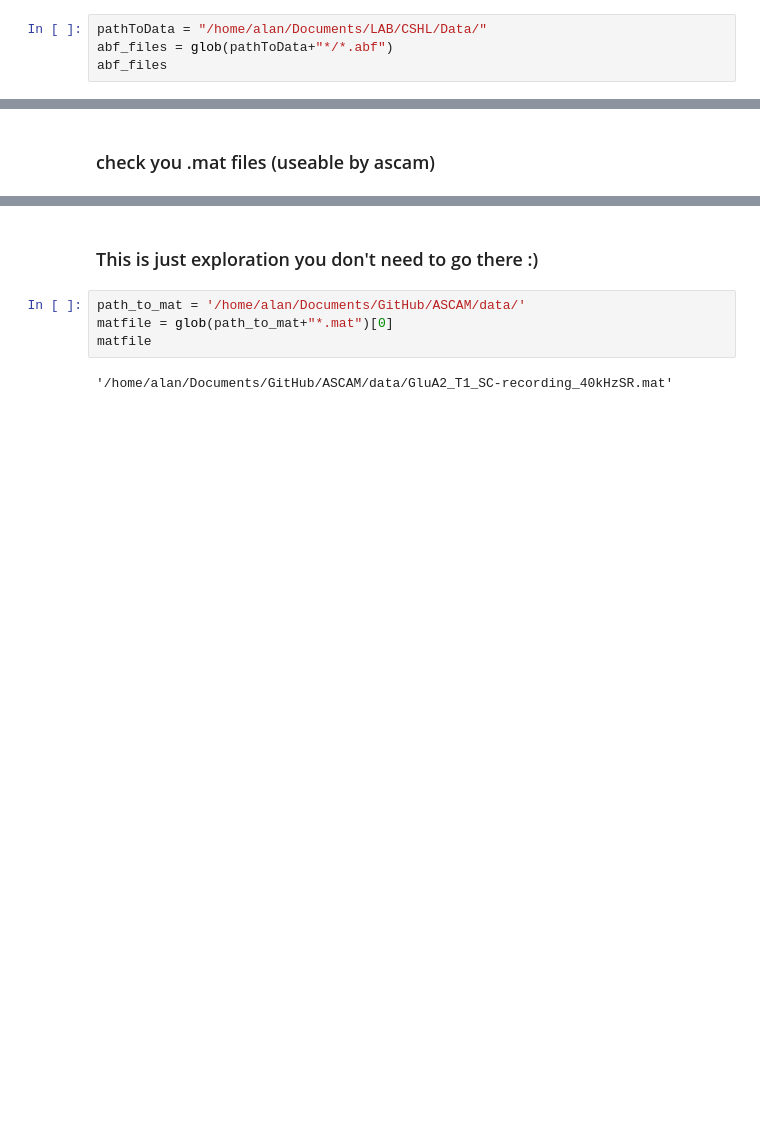
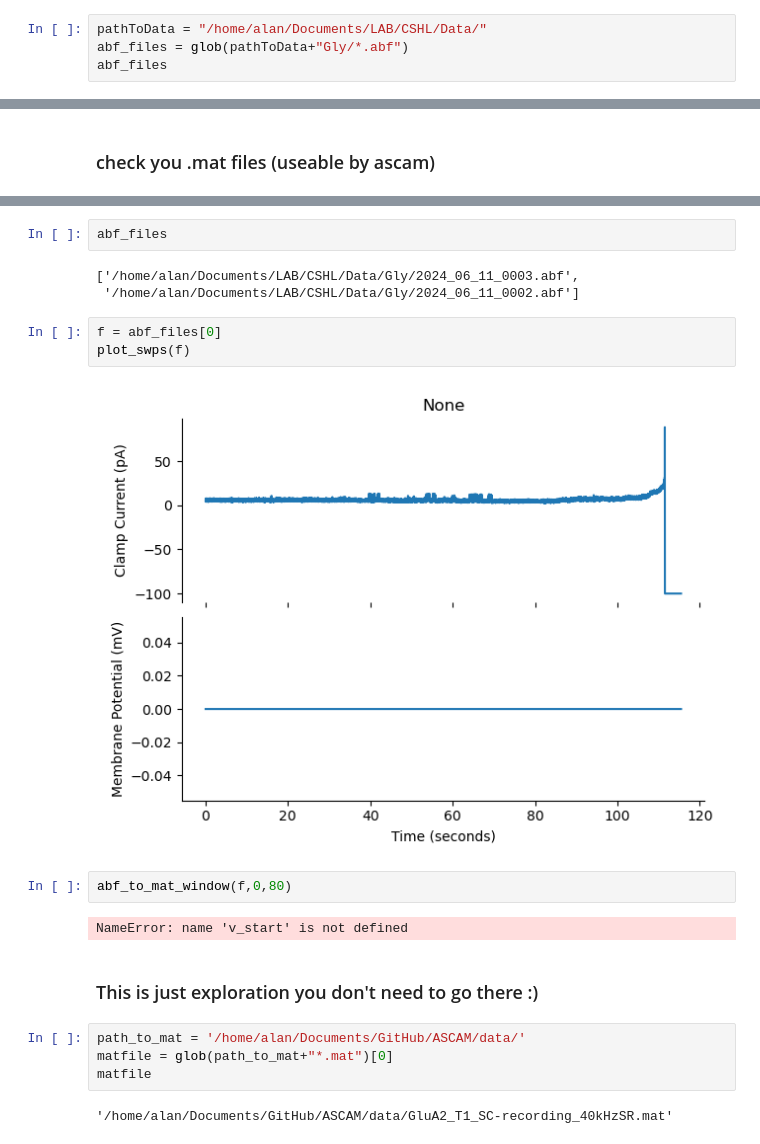
Before and after one commit to afmontarras/CSHL, a Jupyter notebook: Ascam.ipynb, the cells around one changed output, grey strips where cells are left out. Cells and saved outputs as stored; diff of their text form; blank space fills up the shorter version.

```diff
--- a/Ascam.ipynb
+++ b/Ascam.ipynb
@@ -47,6 +48,6 @@ def abf_to_mat(f):
 ### List the abf you want to use.
 # %%
 pathToData = "/home/alan/Documents/LAB/CSHL/Data/"
-abf_files = glob(pathToData+"*/*.abf")
+abf_files = glob(pathToData+"Gly/*.abf")
 abf_files
 # %% [output]
@@ -100,3 +86,17 @@ mat_files
+# %%
+abf_files
+# %% [output]
+['/home/alan/Documents/LAB/CSHL/Data/Gly/2024_06_11_0003.abf',
+ '/home/alan/Documents/LAB/CSHL/Data/Gly/2024_06_11_0002.abf']
+# %%
+f = abf_files[0]
+plot_swps(f)
+# %% [output]
+[figure, added]
+# %%
+abf_to_mat_window(f,0,80)
+# %% [output]
+NameError: name 'v_start' is not defined
 # %% [markdown]
 ### This is just exploration you don't need to go there :)
 # %%
```
Also changed, not shown: parts of 6 cells of this notebook, 1 other file.
